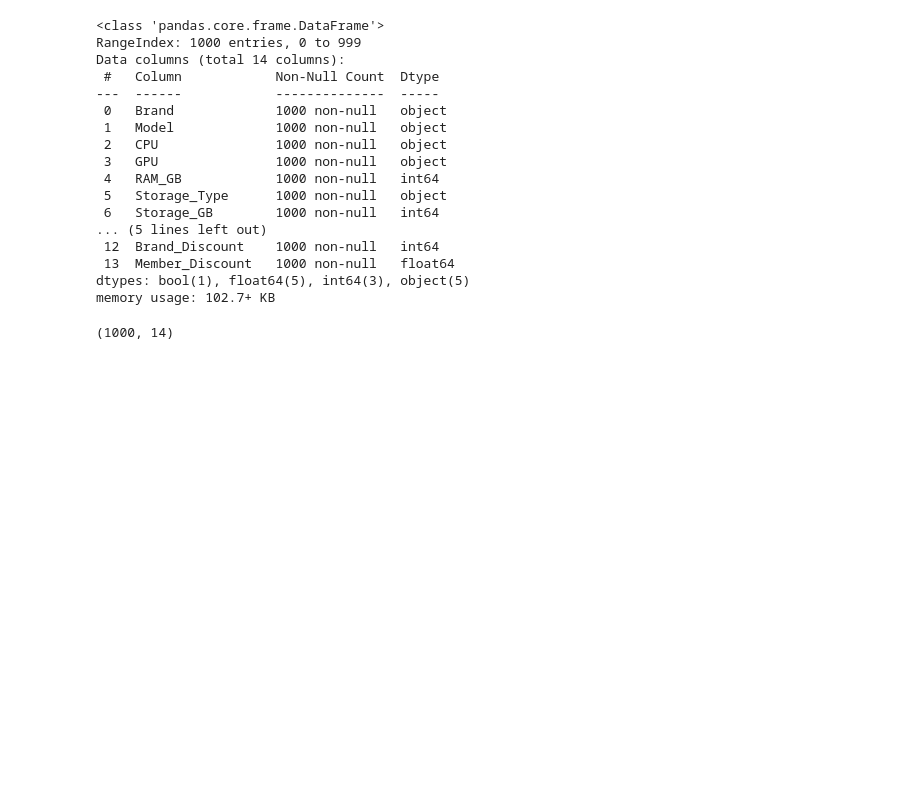
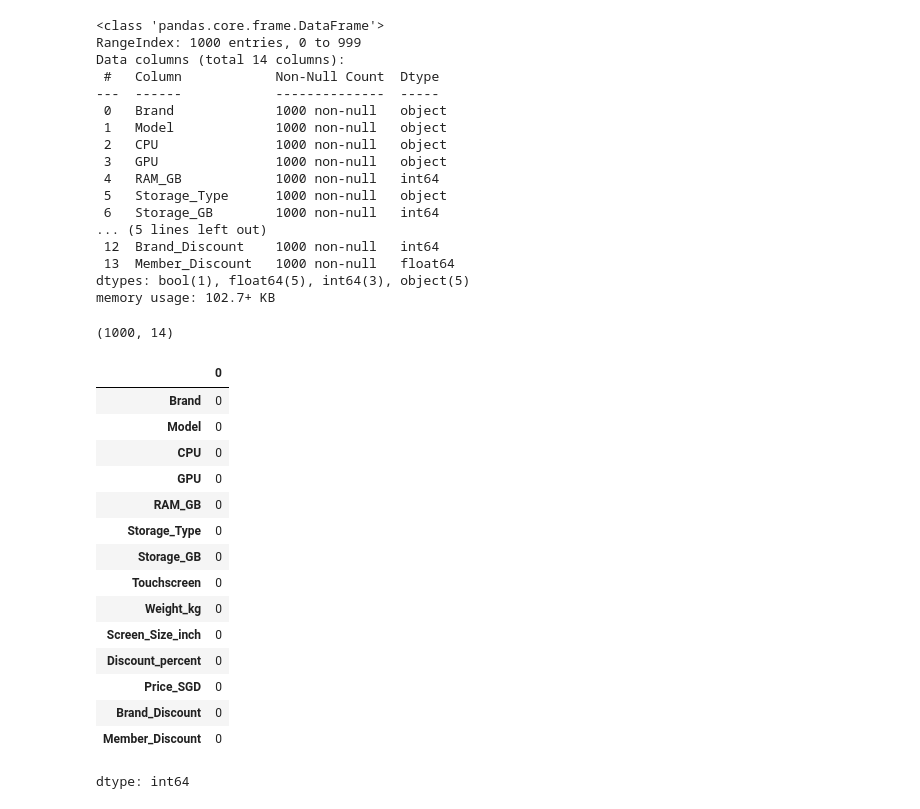
Before and after one commit to Jhonald73/TPproj_github, a Jupyter notebook: Main.ipynb, the cells around one changed output. Saved outputs shown, nothing was run; the diff lists cells and outputs as text; code cells hidden in the pictures; blank space fills up the shorter version.

```diff
--- a/Main.ipynb
+++ b/Main.ipynb
@@ -63,3 +63,22 @@ memory usage: 102.7+ KB
 df.shape
 # %% [output]
 (1000, 14)
+# %%
+df.isnull().sum()
+# %% [output]
+|  | 0 |
+| Brand | 0 |
+| Model | 0 |
+| CPU | 0 |
+| GPU | 0 |
+| RAM_GB | 0 |
+| Storage_Type | 0 |
+| Storage_GB | 0 |
+| Touchscreen | 0 |
+| Weight_kg | 0 |
+| Screen_Size_inch | 0 |
+| Discount_percent | 0 |
+| Price_SGD | 0 |
+| Brand_Discount | 0 |
+| Member_Discount | 0 |
+dtype: int64
```
Also changed, not shown: parts of 1 cell of this notebook.
